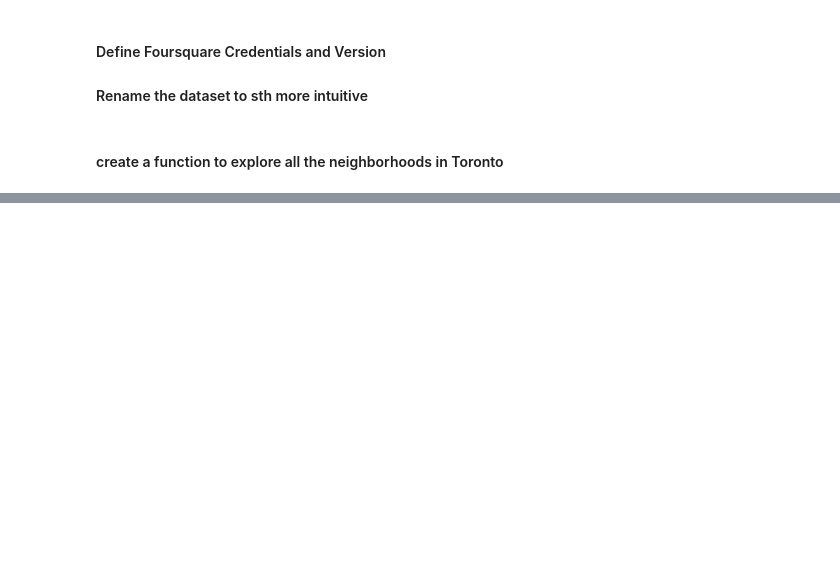
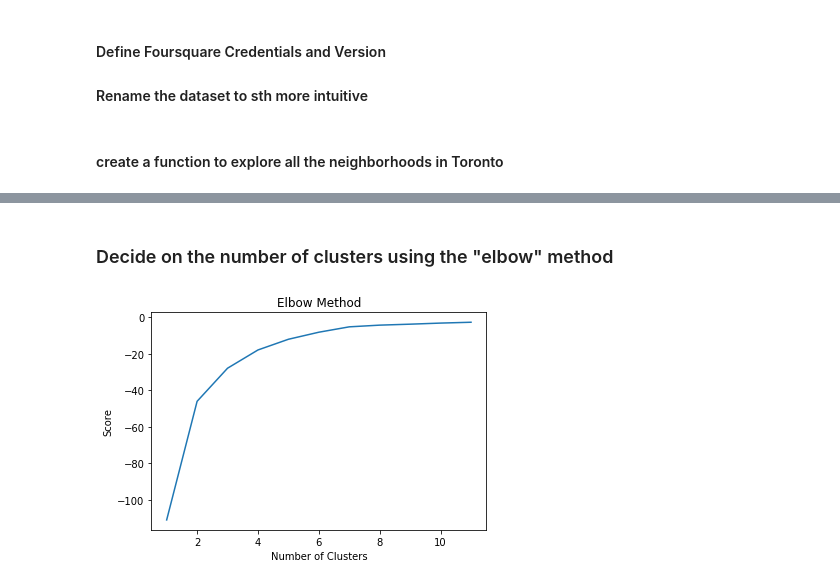
Before and after one commit to loukakisjohn/data-science-capstone-project, a Jupyter notebook: Toronto Neihborhoods Clustering.ipynb, the cells around one changed output, grey strips where cells are left out. Cells and saved outputs as stored; diff of their text form; code cells hidden in the pictures; blank space fills up the shorter version.

```diff
--- a/Toronto Neihborhoods Clustering.ipynb
+++ b/Toronto Neihborhoods Clustering.ipynb
@@ -143,0 +137,3 @@ df.shape
+# %%
+df = pd.merge(df, population, how="left", left_on='Postcode', right_on="Geographic code")
+df
@@ -183,7 +197,7 @@ map_toronto
 # %%
 CLIENT_ID = 'RP2E0IE2FWJKQN4FWNFSEPUGVFGIJP5PDV1WW2XTR0ZUADF3'
 CLIENT_SECRET = 'MUVQJLKDUCTQRKHO4UOJJIKWBAM2DGC3SB5KQCRMJOY4NMAT'
-VERSION = '20190808'
+VERSION = '20190819'
 
 toronto_data=df.copy()
 # %% [markdown]
@@ -355,0 +272,3 @@ toronto_merged.loc[toronto_merged['Cluster Labels'] == 3, toronto_merged.columns
+# %%
+population_subset = df[['Neighborhood', 'Population 2016']]
+toronto_venues = pd.merge(toronto_venues, population_subset, how='left', left_on='Neighborhood', right_on='Neighborhood')
@@ -355,0 +381,13 @@ toronto_merged.loc[toronto_merged['Cluster Labels'] == 3, toronto_merged.columns
+# %%
+# Create a copy of the data set
+toronto_venues_flat_std = toronto_venues_flat.copy()
+
+from sklearn.preprocessing import StandardScaler
+
+std_vars=['Population 2016_x' ,'residents per ethnic competitor', 'residents per ethnic non competitor']
+
+# define the variables that need to be standardized
+
+toronto_venues_flat_std[std_vars]=StandardScaler().fit_transform(toronto_venues_flat_std[std_vars])
+toronto_venues_flat_std=toronto_venues_flat_std.drop(['Neighborhood','ethnic competitors','ethnic non competitors'], 1)
+toronto_venues_flat_std
@@ -355,0 +412,18 @@ toronto_merged.loc[toronto_merged['Cluster Labels'] == 3, toronto_merged.columns
+# %% [markdown]
+### Decide on the number of clusters using the "elbow" method
+# %%
+from sklearn.cluster import KMeans
+import matplotlib.pyplot as plt
+
+
+number_clusters = range(1, 12)
+kmeans = [KMeans(n_clusters=i, max_iter = 600) for i in number_clusters]
+score = [kmeans[i].fit(toronto_venues_flat_std).score(toronto_venues_flat_std) for i in range(len(kmeans))]
+
+plt.plot(number_clusters, score)
+plt.xlabel('Number of Clusters')
+plt.ylabel('Score')
+plt.title('Elbow Method')
+plt.show()
+# %% [output]
+[figure, added]
```
Also changed, not shown: parts of 43 cells of this notebook.
